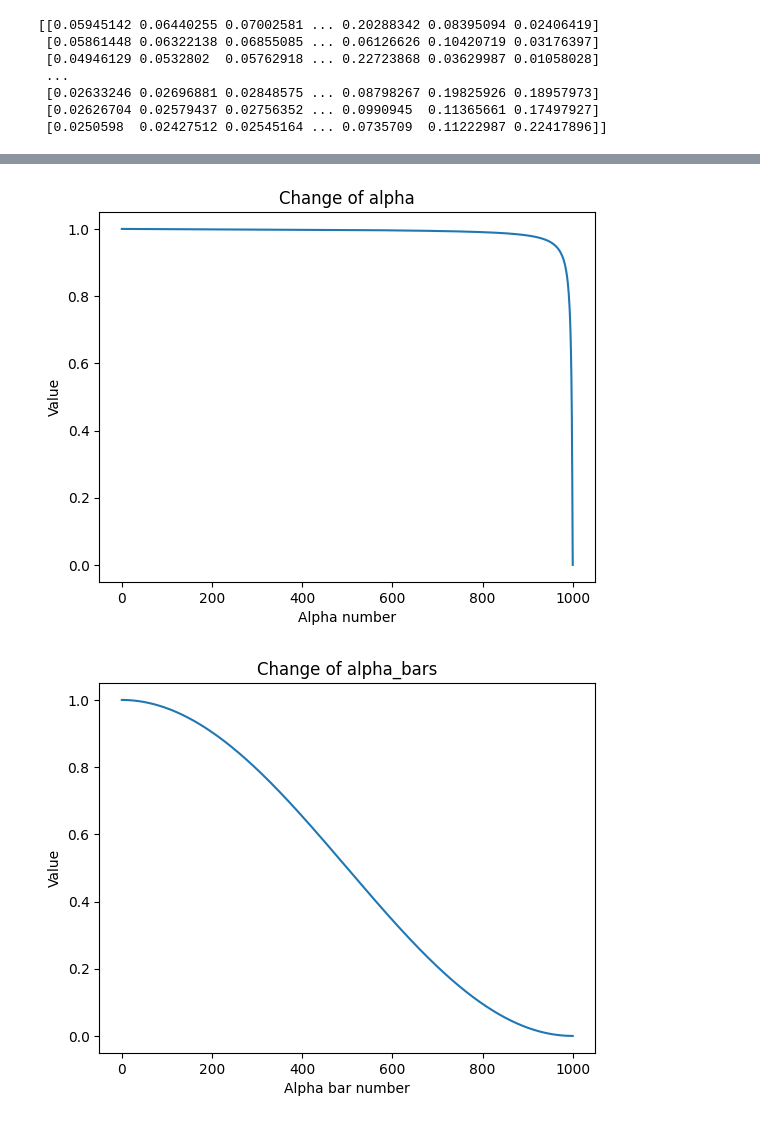
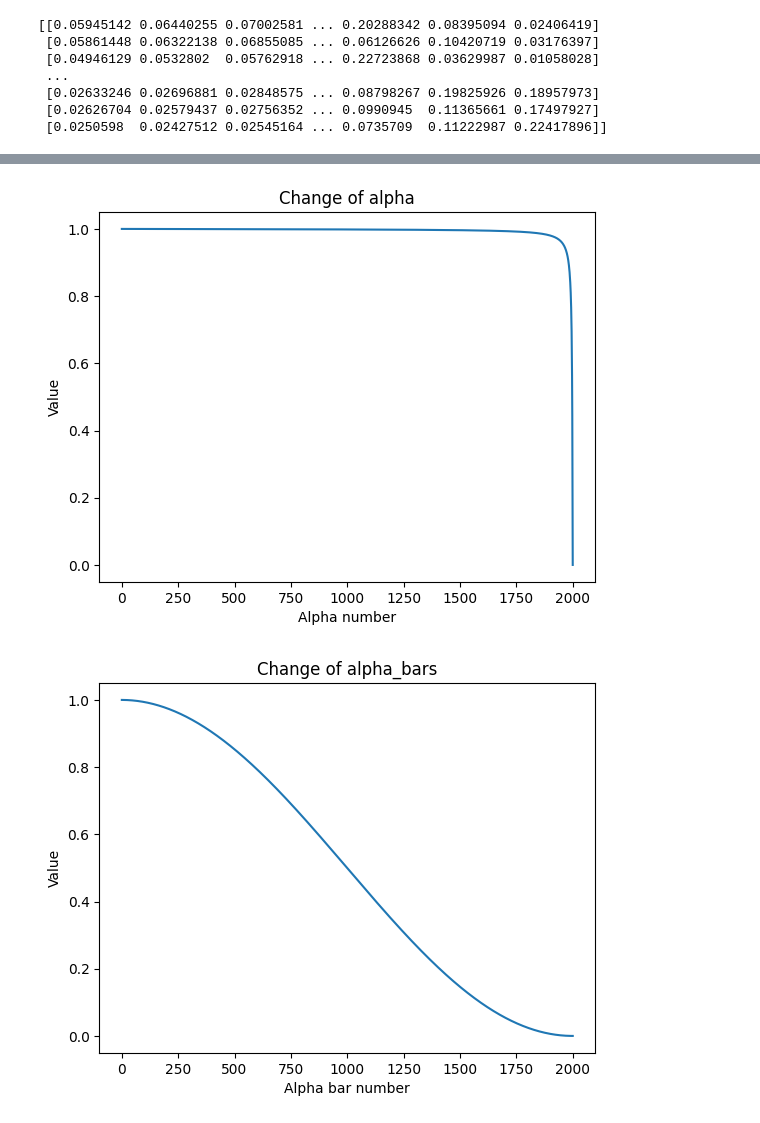
Before and after one commit to kieranphu-svg/FINCH-Science_SyntheticData, a Jupyter notebook: defs/diffusion/helper/noising/test.ipynb, the cells around one changed output, grey strips where cells are left out. Drawn from its saved outputs; the diff is of its cells as text; code cells hidden in the pictures.

```diff
--- a/defs/diffusion/helper/noising/test.ipynb
+++ b/defs/diffusion/helper/noising/test.ipynb
@@ -104,18 +106,18 @@ print(x_t)
 # %%
-Cosine = CosSchedule(1000, 0.0008, 2)
-
-trial_spectrum = torch.tensor(data[0,])
-
-t=10
-time_tens = torch.tensor([t])
-
-x_t = Cosine.add_noise(trial_spectrum, t=time_tens)
-
-# Everything works
+T=2000
 # %%
+Cosine = CosSchedule(T, 0.0008, 2)
+
+trial_spectrum = torch.tensor(data[0,])
+
+t=10
+time_tens = torch.tensor([t])
+
+x_t = Cosine.add_noise(trial_spectrum, t=time_tens)
+
+# Everything works
+
 # Will try plotting the alpha_bars
-
-T=1000
 
 alpha_bars = Cosine.alpha_bars
 
@@ -132,35 +134,33 @@ for i in range(0, T+1):
 beta_tilda = 31*torch.ones_like(alpha_bars)
 for i in range(0, T+1):
     time_tens = torch.tensor([i])
     beta_tilda[i] = Cosine.beta_tilda_t(time_tens)
 
-ranges=np.arange(0,1001, 1)
-
-shifted_alpha_bars = torch.roll(alpha_bars, shifts=1)
+ranges=np.arange(0,T+1, 1)
 
 plt.plot(ranges, alpha)
 plt.xlabel("Alpha number")
 plt.ylabel("Value")
 plt.title("Change of alpha")
 plt.show()
 
 plt.plot(ranges, alpha_bars)
 plt.xlabel("Alpha bar number")
 plt.ylabel("Value")
 plt.title("Change of alpha_bars")
 plt.show()
 
 plt.plot(ranges, beta)
 plt.xlabel("beta number")
 plt.ylabel("Value")
 plt.title("Change of beta")
 plt.show()
 
 plt.plot(ranges, beta_tilda)
 plt.xlabel("beta_tilda number")
 plt.ylabel("Value")
 plt.title("Change of beta_tildae")
 plt.show()
 # %% [output]
-[figure, old version]
+[figure, new version]
-[figure, old version]
+[figure, new version]
```
Also changed, not shown: parts of 7 cells of this notebook, 2 other files.
